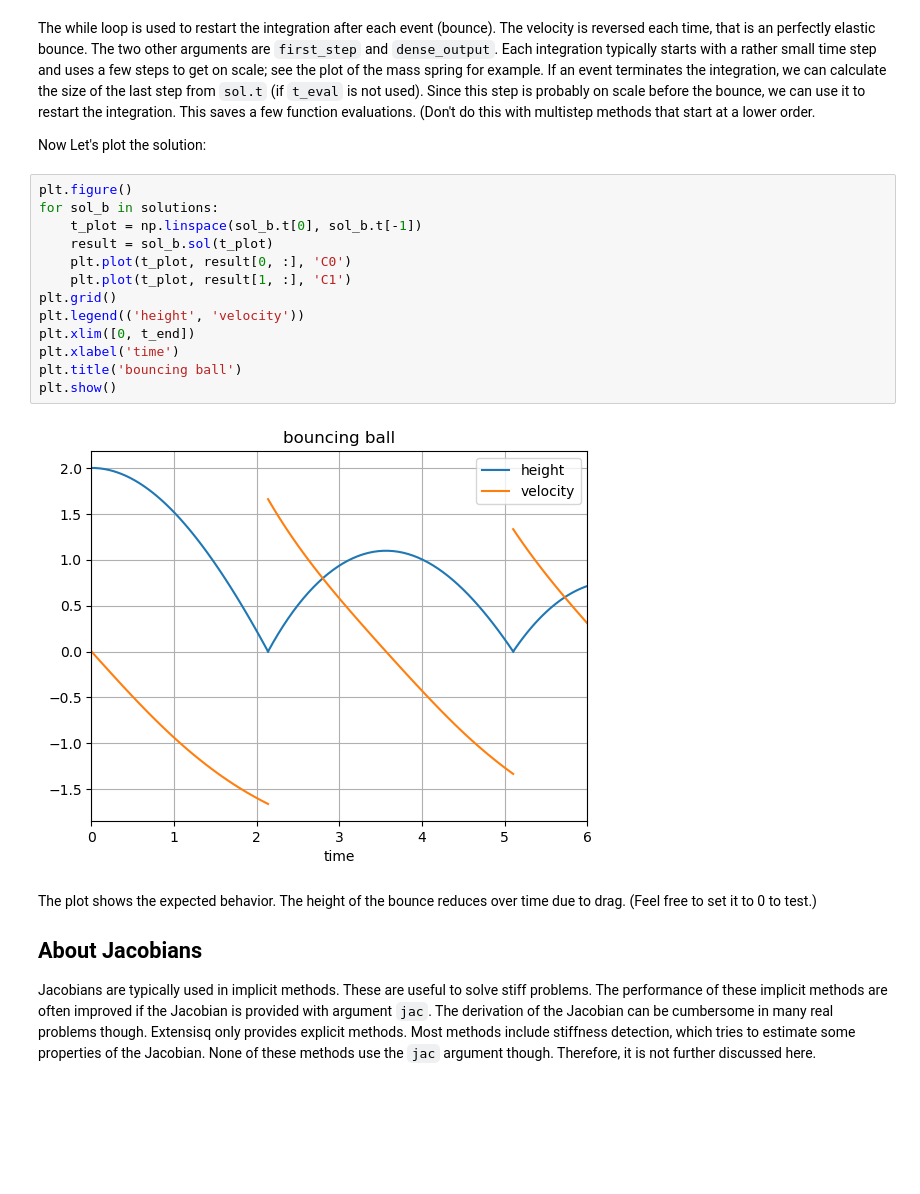
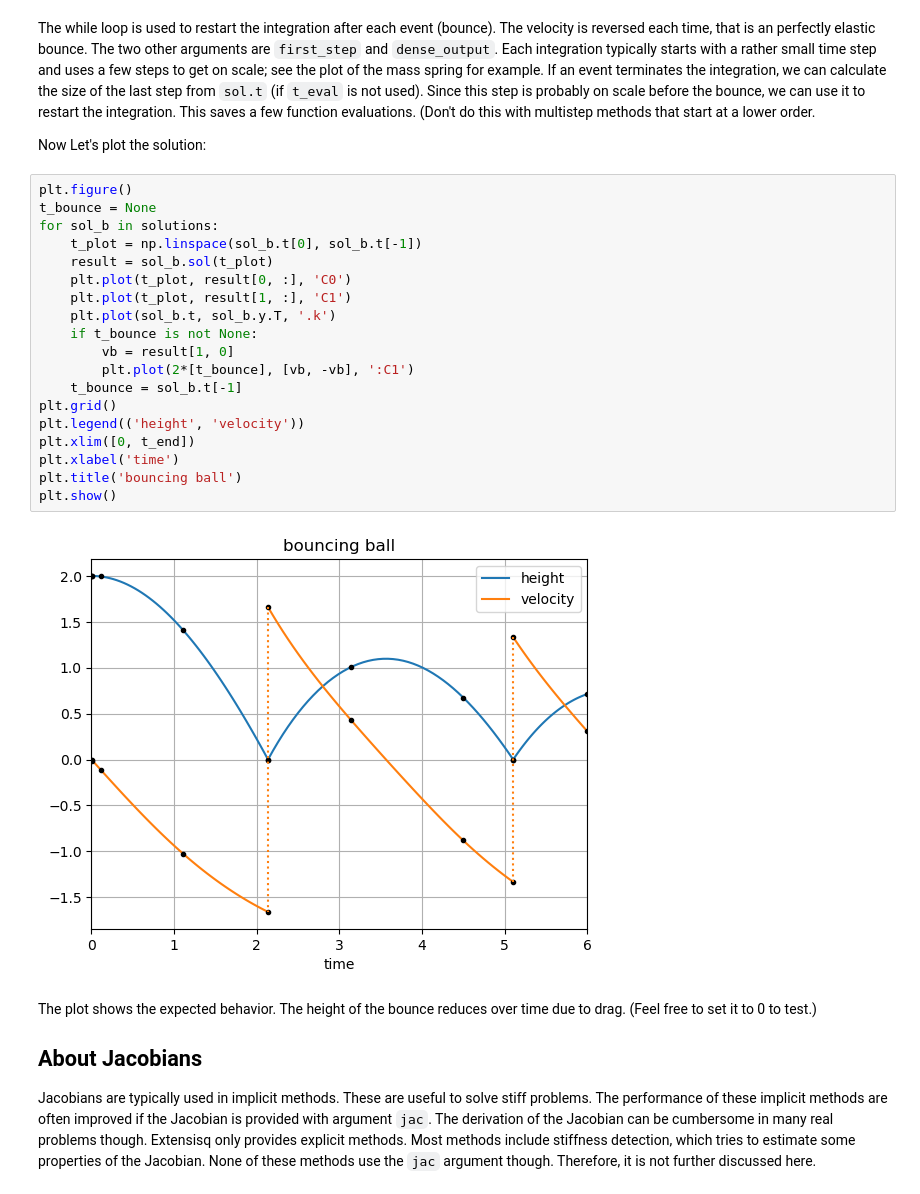
Before and after one commit to WRKampi/extensisq, a Jupyter notebook: docs/Demo_solve_ivp.ipynb, the cells around one changed output. Drawn from its saved outputs; the diff is of its cells as text; blank space fills up the shorter version.

```diff
--- a/docs/Demo_solve_ivp.ipynb
+++ b/docs/Demo_solve_ivp.ipynb
@@ -211,19 +211,25 @@ The while loop is used to restart the integration after each event (bounce). The
 Now Let's plot the solution:
 # %%
 plt.figure()
+t_bounce = None
 for sol_b in solutions:
     t_plot = np.linspace(sol_b.t[0], sol_b.t[-1])
     result = sol_b.sol(t_plot)
     plt.plot(t_plot, result[0, :], 'C0')
     plt.plot(t_plot, result[1, :], 'C1')
+    plt.plot(sol_b.t, sol_b.y.T, '.k')
+    if t_bounce is not None:
+        vb = result[1, 0]
+        plt.plot(2*[t_bounce], [vb, -vb], ':C1')
+    t_bounce = sol_b.t[-1]
 plt.grid()
 plt.legend(('height', 'velocity'))
 plt.xlim([0, t_end])
 plt.xlabel('time')
 plt.title('bouncing ball')
 plt.show()
 # %% [output]
-[figure, old version]
+[figure, new version]
 # %% [markdown]
 The plot shows the expected behavior. The height of the bounce reduces over time due to drag. (Feel free to set it to 0 to test.)
 
```
Also changed, not shown: parts of 4 cells of this notebook.
